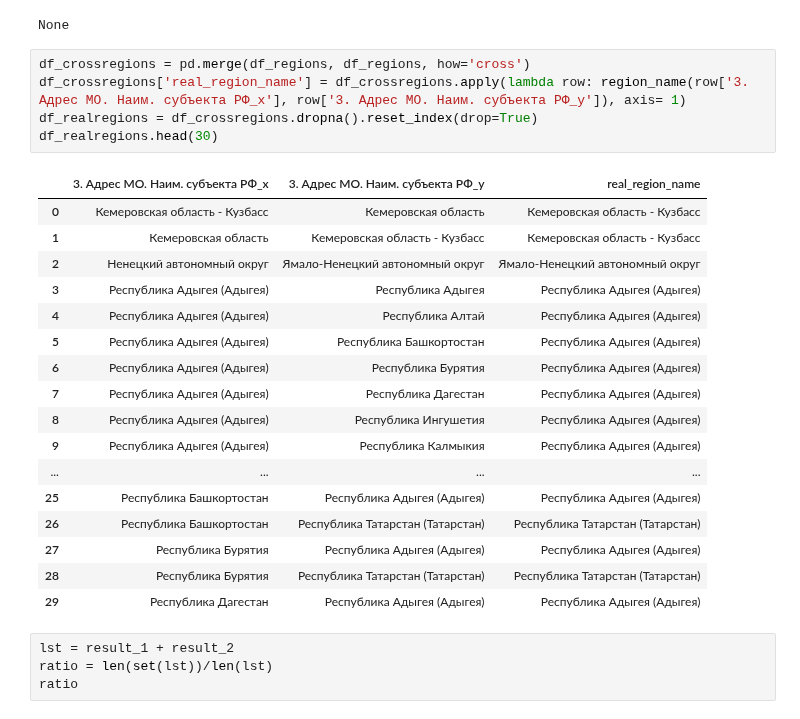
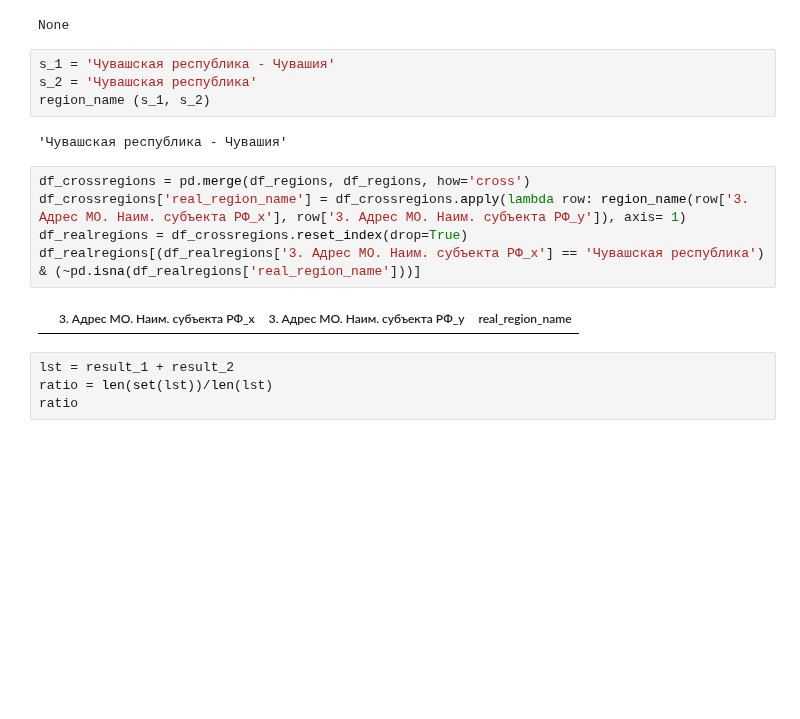
Before and after one commit to s-eremeev/eremeev, a Jupyter notebook: work/scripts/personal.ipynb, the cells around one changed output. Drawn from its saved outputs; the diff is of its cells as text; blank space fills up the shorter version.

```diff
--- a/work/scripts/personal.ipynb
+++ b/work/scripts/personal.ipynb
@@ -96,29 +96,19 @@ res = region_name (s_1, s_2)
 print(res)
 # %% [output]
 None
+# %%
+s_1 = 'Чувашская республика - Чувашия'
+s_2 = 'Чувашская республика'
+region_name (s_1, s_2)
+# %% [output]
+'Чувашская республика - Чувашия'
 # %%
 df_crossregions = pd.merge(df_regions, df_regions, how='cross')
 df_crossregions['real_region_name'] = df_crossregions.apply(lambda row: region_name(row['3. Адрес МО. Наим. субъекта РФ_x'], row['3. Адрес МО. Наим. субъекта РФ_y']), axis= 1)
-df_realregions = df_crossregions.dropna().reset_index(drop=True)
-df_realregions.head(30)
+df_realregions = df_crossregions.reset_index(drop=True)
+df_realregions[(df_realregions['3. Адрес МО. Наим. субъекта РФ_x'] == 'Чувашская республика') & (~pd.isna(df_realregions['real_region_name']))]
 # %% [output]
 |  | 3. Адрес МО. Наим. субъекта РФ_x | 3. Адрес МО. Наим. субъекта РФ_y | real_region_name |
-| 0 | Кемеровская область - Кузбасс | Кемеровская область | Кемеровская область - Кузбасс |
-| 1 | Кемеровская область | Кемеровская область - Кузбасс | Кемеровская область - Кузбасс |
-| 2 | Ненецкий автономный округ | Ямало-Ненецкий автономный округ | Ямало-Ненецкий автономный округ |
-| 3 | Республика Адыгея (Адыгея) | Республика Адыгея | Республика Адыгея (Адыгея) |
-| 4 | Республика Адыгея (Адыгея) | Республика Алтай | Республика Адыгея (Адыгея) |
-| 5 | Республика Адыгея (Адыгея) | Республика Башкортостан | Республика Адыгея (Адыгея) |
-| 6 | Республика Адыгея (Адыгея) | Республика Бурятия | Республика Адыгея (Адыгея) |
-| 7 | Республика Адыгея (Адыгея) | Республика Дагестан | Республика Адыгея (Адыгея) |
-| 8 | Республика Адыгея (Адыгея) | Республика Ингушетия | Республика Адыгея (Адыгея) |
-| 9 | Республика Адыгея (Адыгея) | Республика Калмыкия | Республика Адыгея (Адыгея) |
-| ... | ... | ... | ... |
-| 25 | Республика Башкортостан | Республика Адыгея (Адыгея) | Республика Адыгея (Адыгея) |
-| 26 | Республика Башкортостан | Республика Татарстан (Татарстан) | Республика Татарстан (Татарстан) |
-| 27 | Республика Бурятия | Республика Адыгея (Адыгея) | Республика Адыгея (Адыгея) |
-| 28 | Республика Бурятия | Республика Татарстан (Татарстан) | Республика Татарстан (Татарстан) |
-| 29 | Республика Дагестан | Республика Адыгея (Адыгея) | Республика Адыгея (Адыгея) |
 # %%
 lst = result_1 + result_2
 ratio = len(set(lst))/len(lst)
```
